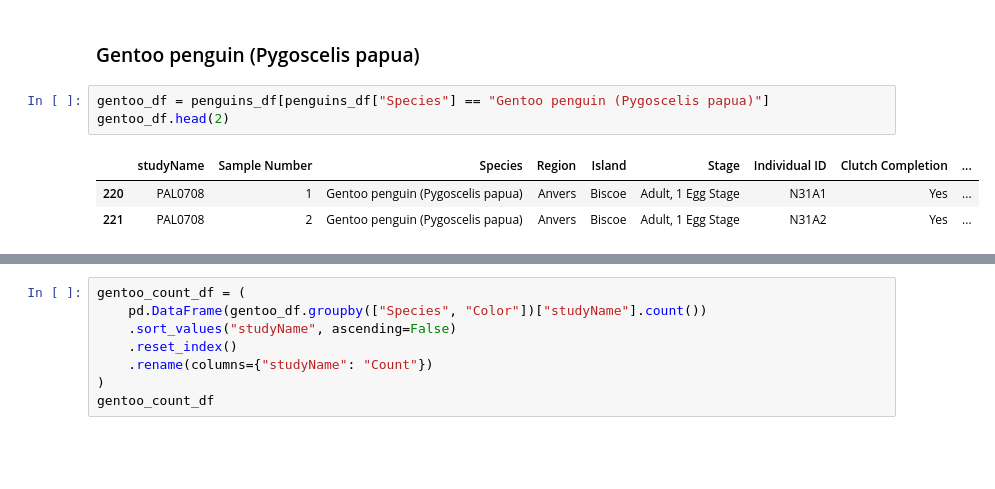
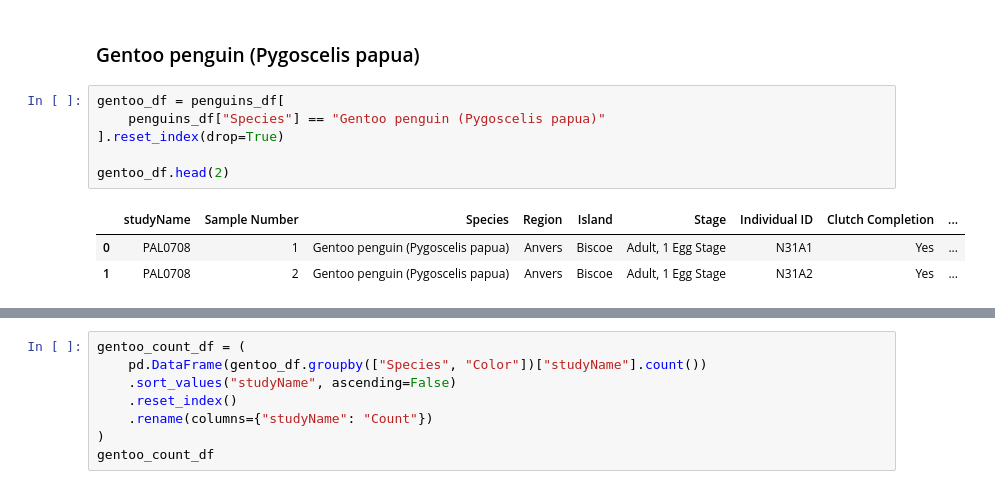
Before and after one commit to esharma3/Palmer-Archipelago-Penguins-Data-Exploration-, a Jupyter notebook: Notebook/data_exploration_penguins_iter.ipynb, the cells around one changed output, grey strips where cells are left out. Saved outputs shown, nothing was run; the diff lists cells and outputs as text; blank space fills up the shorter version.

```diff
--- a/Notebook/data_exploration_penguins_iter.ipynb
+++ b/Notebook/data_exploration_penguins_iter.ipynb
@@ -205,12 +214,15 @@ adelie_count_df
 # %% [markdown]
 ### Gentoo penguin (Pygoscelis papua)
 # %%
-gentoo_df = penguins_df[penguins_df["Species"] == "Gentoo penguin (Pygoscelis papua)"]
+gentoo_df = penguins_df[
+    penguins_df["Species"] == "Gentoo penguin (Pygoscelis papua)"
+].reset_index(drop=True)
+
 gentoo_df.head(2)
 # %% [output]
 |  | studyName | Sample Number | Species | Region | Island | Stage | Individual ID | Clutch Completion | ... |
-| 220 | PAL0708 | 1 | Gentoo penguin (Pygoscelis papua) | Anvers | Biscoe | Adult, 1 Egg Stage | N31A1 | Yes | ... |
-| 221 | PAL0708 | 2 | Gentoo penguin (Pygoscelis papua) | Anvers | Biscoe | Adult, 1 Egg Stage | N31A2 | Yes | ... |
+| 0 | PAL0708 | 1 | Gentoo penguin (Pygoscelis papua) | Anvers | Biscoe | Adult, 1 Egg Stage | N31A1 | Yes | ... |
+| 1 | PAL0708 | 2 | Gentoo penguin (Pygoscelis papua) | Anvers | Biscoe | Adult, 1 Egg Stage | N31A2 | Yes | ... |
 [interactive output not drawn]
 # %%
 gentoo_count_df = (
```
Also changed, not shown: parts of 12 cells of this notebook.
